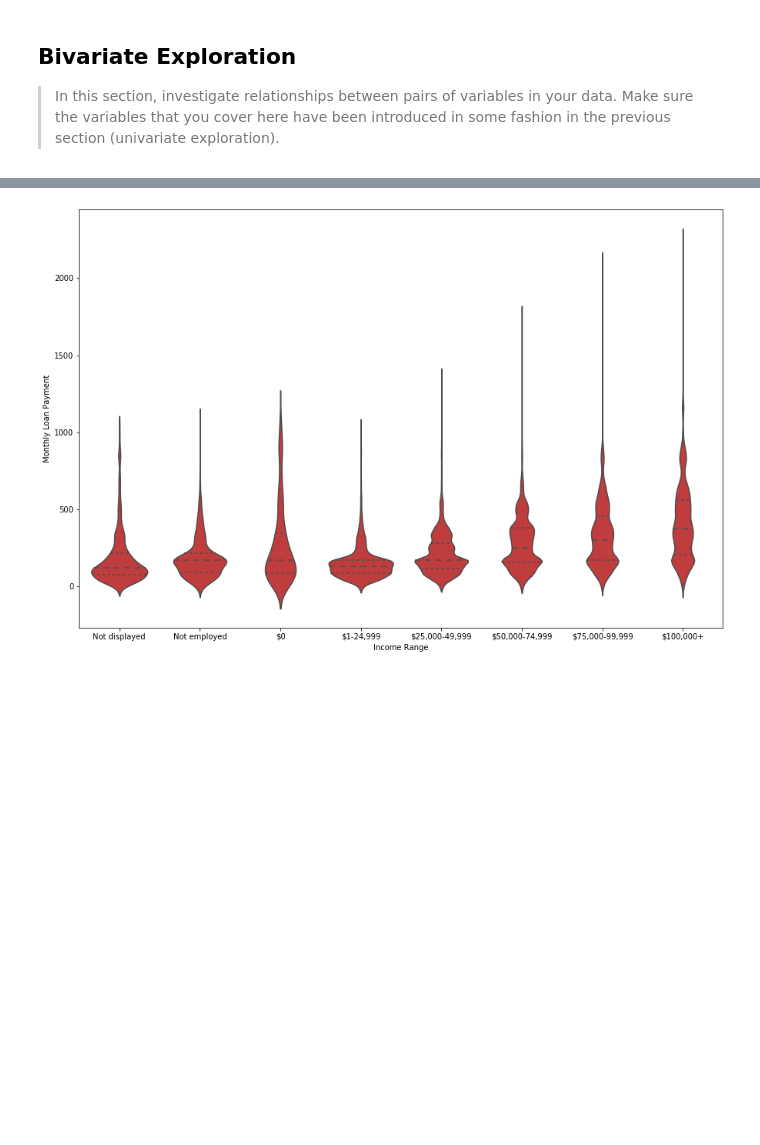
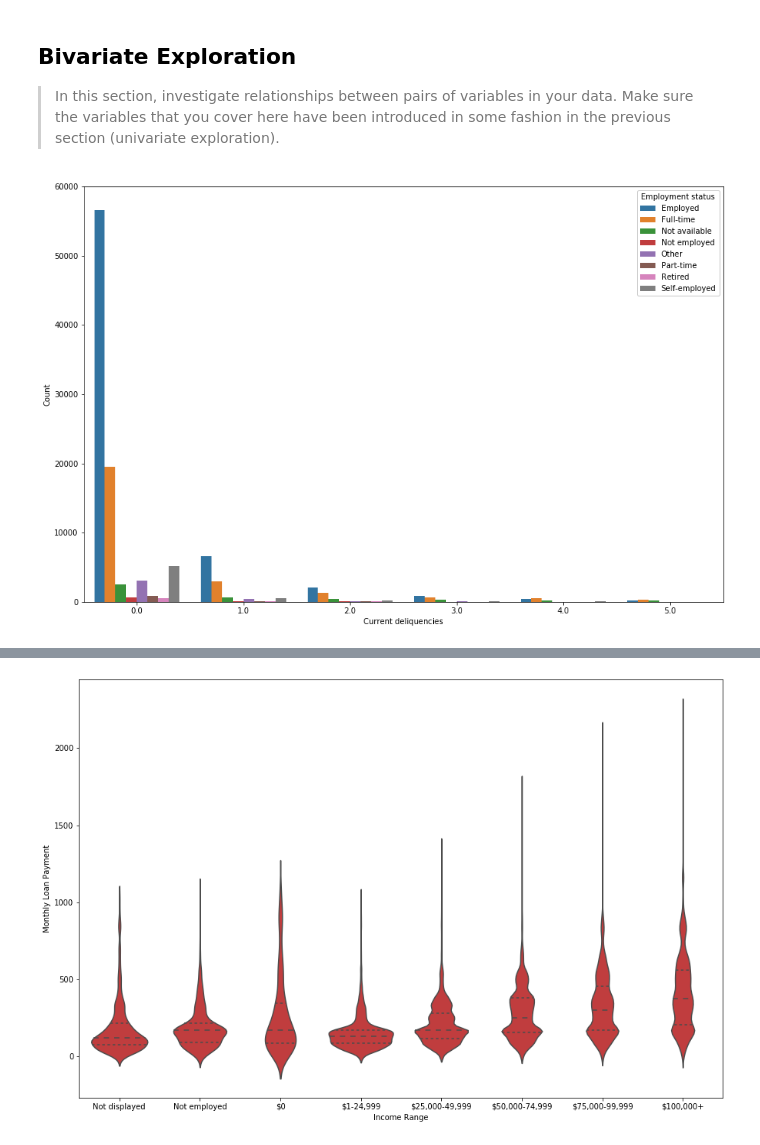
Before and after one commit to dsllt/-Udacity_DA_P5, a Jupyter notebook: Prosper_Loan_Data.ipynb, the cells around one changed output, grey strips where cells are left out. Cells and saved outputs as stored; diff of their text form; code cells hidden in the pictures; blank space fills up the shorter version.

Commit message:
including new plots

```diff
--- a/Prosper_Loan_Data.ipynb
+++ b/Prosper_Loan_Data.ipynb
@@ -533,3 +533,13 @@ The features investigated do not display any unusual distribution. No operations
 > In this section, investigate relationships between pairs of variables in your
 data. Make sure the variables that you cover here have been introduced in some
 fashion in the previous section (univariate exploration).
+# %%
+plt.figure(figsize=(15,10))
+sb.countplot(data = df_loan, x = 'CurrentDelinquencies', hue = 'EmploymentStatus')
+plt.xlabel('Current deliquencies')
+plt.ylabel('Count')
+plt.legend(framealpha = 1, title = 'Employment status')
+plt.xlim(-0.5,5.5)
+plt.ylim(0,60000);
+# %% [output]
+[figure, added]
```
Also changed, not shown: parts of 26 cells of this notebook.
